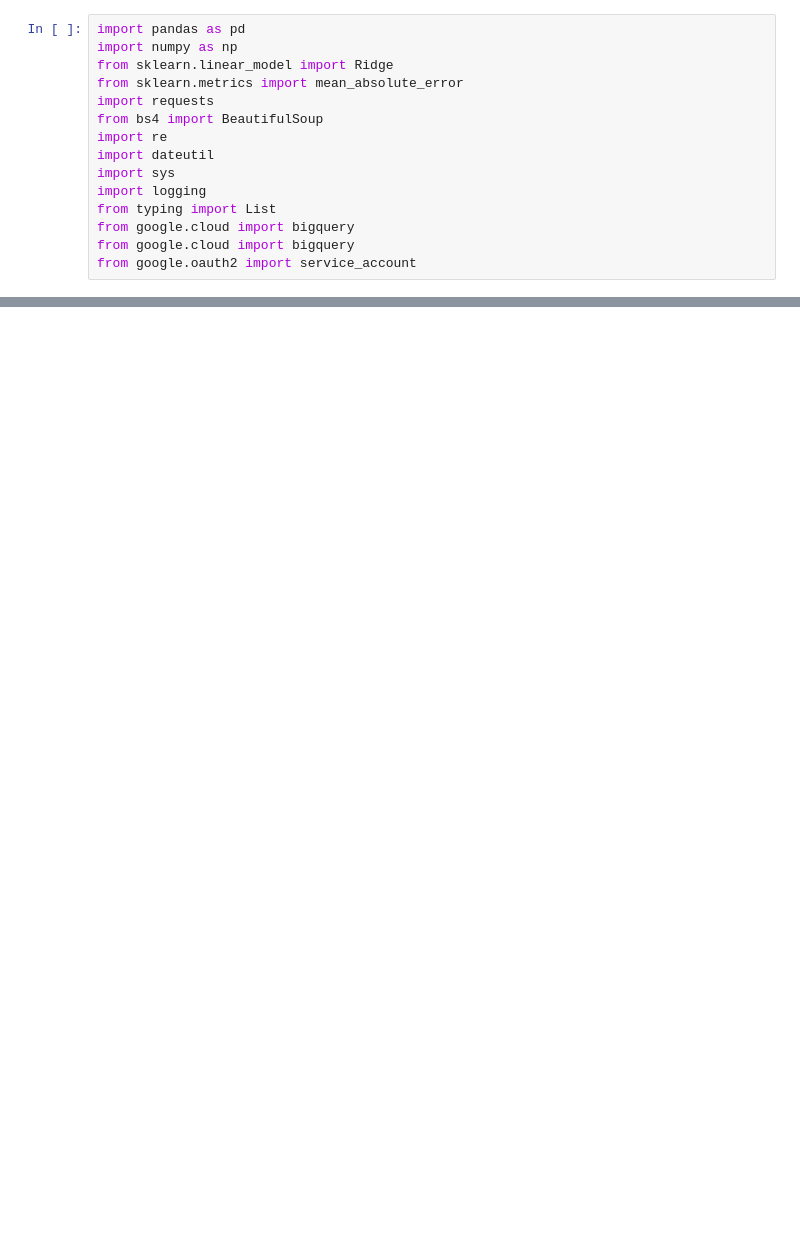
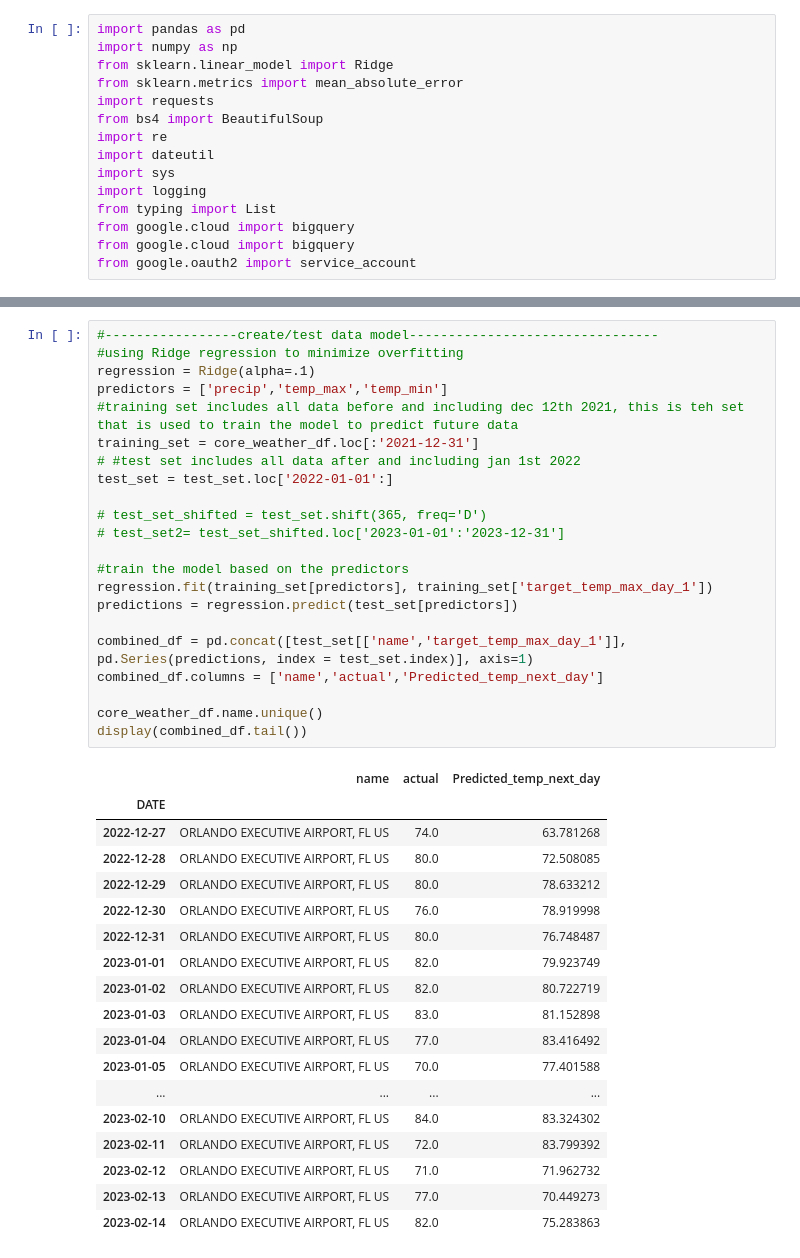
Before and after one commit to Reed-Carter/Weather_Forcaster, a Jupyter notebook: weather_forecast.ipynb, the cells around one changed output, grey strips where cells are left out. Saved outputs shown, nothing was run; the diff lists cells and outputs as text; blank space fills up the shorter version.

```diff
--- a/weather_forecast.ipynb
+++ b/weather_forecast.ipynb
@@ -83,3 +53,44 @@ display(test_set)
+# %%
+#-----------------create/test data model--------------------------------
+#using Ridge regression to minimize overfitting
+regression = Ridge(alpha=.1)
+predictors = ['precip','temp_max','temp_min']
+#training set includes all data before and including dec 12th 2021, this is teh set that is used to train the model to predict future data
+training_set = core_weather_df.loc[:'2021-12-31']
+# #test set includes all data after and including jan 1st 2022
+test_set = test_set.loc['2022-01-01':]
+
+# test_set_shifted = test_set.shift(365, freq='D')
+# test_set2= test_set_shifted.loc['2023-01-01':'2023-12-31']
+
+#train the model based on the predictors
+regression.fit(training_set[predictors], training_set['target_temp_max_day_1'])
+predictions = regression.predict(test_set[predictors])
+
+combined_df = pd.concat([test_set[['name','target_temp_max_day_1']], pd.Series(predictions, index = test_set.index)], axis=1)
+combined_df.columns = ['name','actual','Predicted_temp_next_day']
+
+core_weather_df.name.unique()
+display(combined_df.tail())
+# %% [output]
+|  | name | actual | Predicted_temp_next_day |
+| DATE |  |  |  |
+| 2022-12-27 | ORLANDO EXECUTIVE AIRPORT, FL US | 74.0 | 63.781268 |
+| 2022-12-28 | ORLANDO EXECUTIVE AIRPORT, FL US | 80.0 | 72.508085 |
+| 2022-12-29 | ORLANDO EXECUTIVE AIRPORT, FL US | 80.0 | 78.633212 |
+| 2022-12-30 | ORLANDO EXECUTIVE AIRPORT, FL US | 76.0 | 78.919998 |
+| 2022-12-31 | ORLANDO EXECUTIVE AIRPORT, FL US | 80.0 | 76.748487 |
+| 2023-01-01 | ORLANDO EXECUTIVE AIRPORT, FL US | 82.0 | 79.923749 |
+| 2023-01-02 | ORLANDO EXECUTIVE AIRPORT, FL US | 82.0 | 80.722719 |
+| 2023-01-03 | ORLANDO EXECUTIVE AIRPORT, FL US | 83.0 | 81.152898 |
+| 2023-01-04 | ORLANDO EXECUTIVE AIRPORT, FL US | 77.0 | 83.416492 |
+| 2023-01-05 | ORLANDO EXECUTIVE AIRPORT, FL US | 70.0 | 77.401588 |
+| ... | ... | ... | ... |
+| 2023-02-10 | ORLANDO EXECUTIVE AIRPORT, FL US | 84.0 | 83.324302 |
+| 2023-02-11 | ORLANDO EXECUTIVE AIRPORT, FL US | 72.0 | 83.799392 |
+| 2023-02-12 | ORLANDO EXECUTIVE AIRPORT, FL US | 71.0 | 71.962732 |
+| 2023-02-13 | ORLANDO EXECUTIVE AIRPORT, FL US | 77.0 | 70.449273 |
+| 2023-02-14 | ORLANDO EXECUTIVE AIRPORT, FL US | 82.0 | 75.283863 |
 # %%
 #------------scrape current data an append to historical dataset---------------------------------
 #-------------------Extract-------------------------
```
Also changed, not shown: parts of 6 cells of this notebook, 1 other file.
